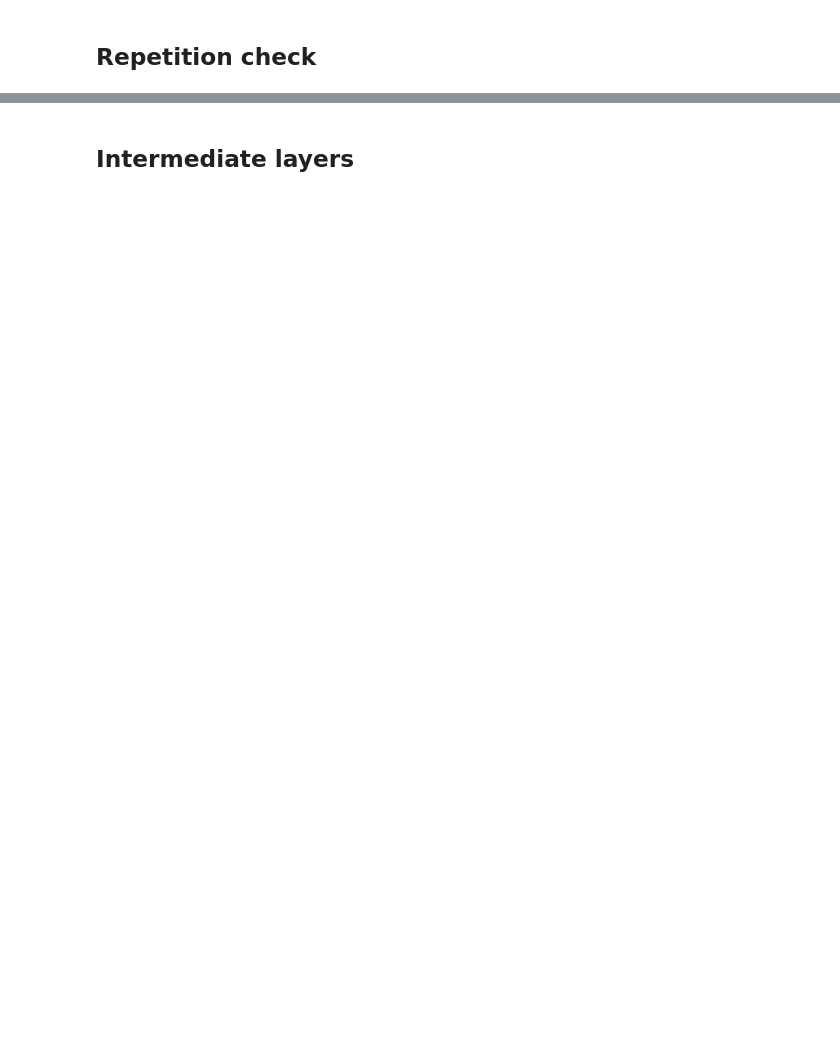
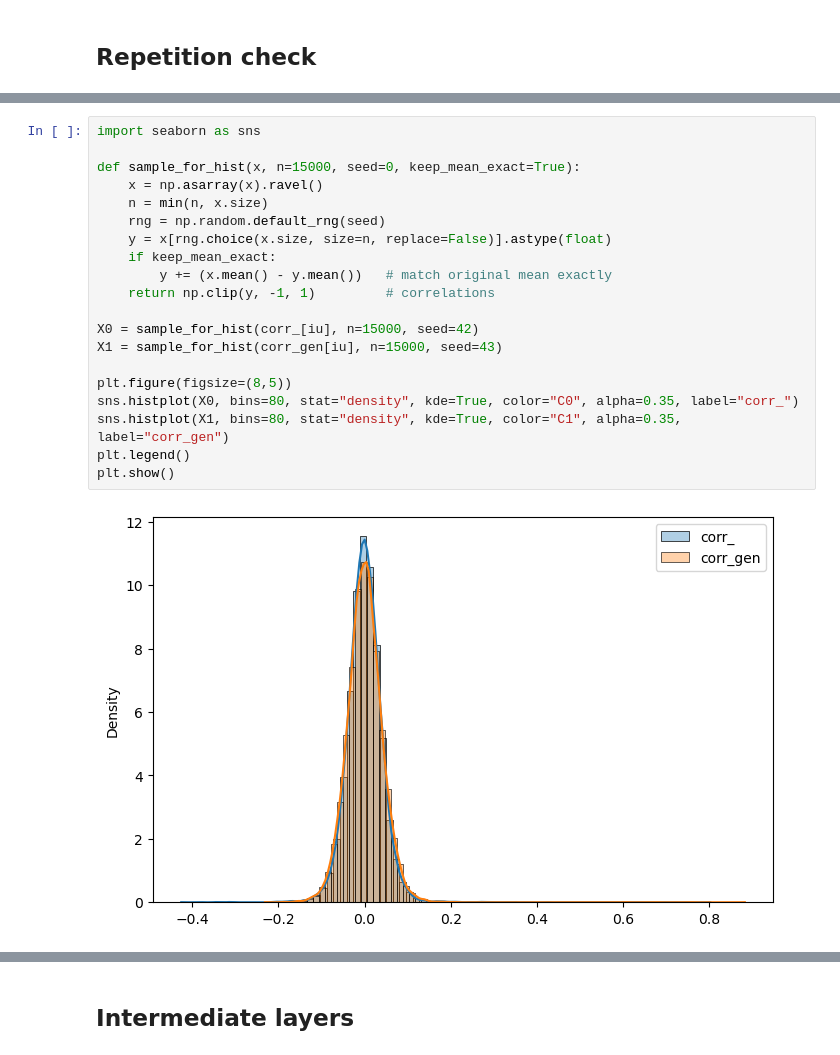
Before and after one commit to Yeganehfrh/EEGModalNet, a Jupyter notebook: notebooks/Tweak&Explore.ipynb, the cells around one changed output, grey strips where cells are left out. Drawn from its saved outputs; the diff is of its cells as text; blank space fills up the shorter version.

```diff
--- a/notebooks/Tweak&Explore.ipynb
+++ b/notebooks/Tweak&Explore.ipynb
@@ -412,0 +409,22 @@ print(corr.mean())
+# %%
+import seaborn as sns
+
+def sample_for_hist(x, n=15000, seed=0, keep_mean_exact=True):
+    x = np.asarray(x).ravel()
+    n = min(n, x.size)
+    rng = np.random.default_rng(seed)
+    y = x[rng.choice(x.size, size=n, replace=False)].astype(float)
+    if keep_mean_exact:
+        y += (x.mean() - y.mean())   # match original mean exactly
+    return np.clip(y, -1, 1)         # correlations
+
+X0 = sample_for_hist(corr_[iu], n=15000, seed=42)
+X1 = sample_for_hist(corr_gen[iu], n=15000, seed=43)
+
+plt.figure(figsize=(8,5))
+sns.histplot(X0, bins=80, stat="density", kde=True, color="C0", alpha=0.35, label="corr_")
+sns.histplot(X1, bins=80, stat="density", kde=True, color="C1", alpha=0.35, label="corr_gen")
+plt.legend()
+plt.show()
+# %% [output]
+[figure, added]
```
Also changed, not shown: parts of 46 cells of this notebook.
